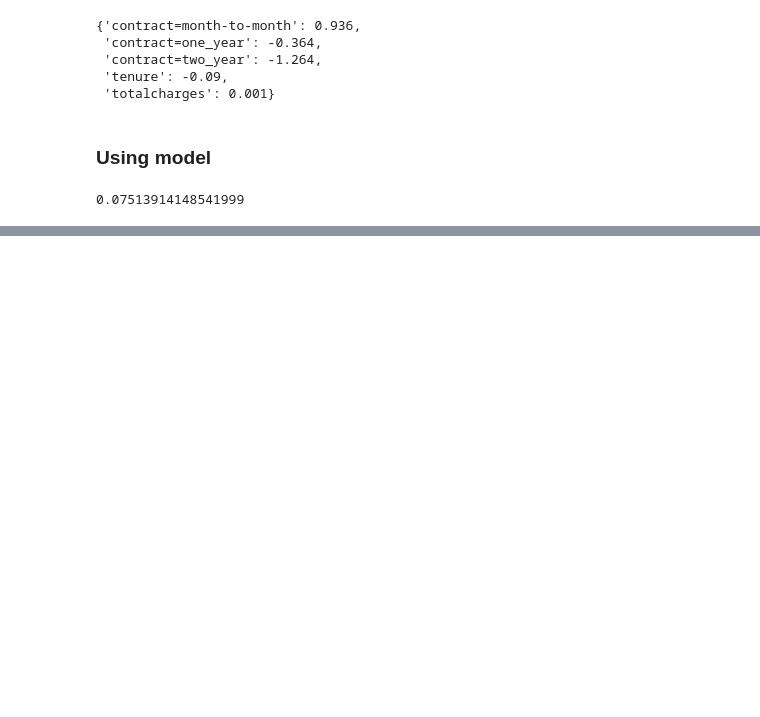
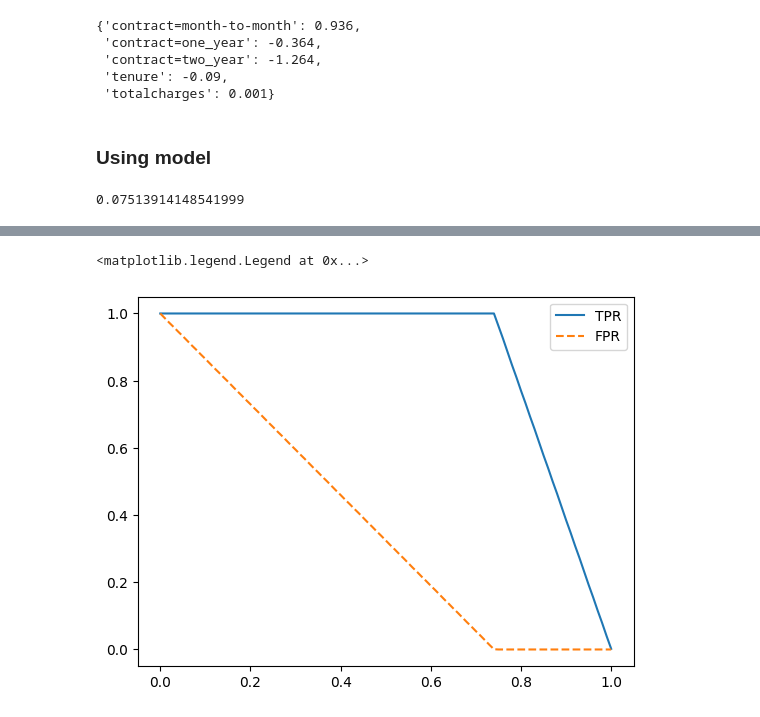
Before and after one commit to JRamos84/ML-Bookcamp-projects, a Jupyter notebook: chapter_04_churn/1_EDA_churn.ipynb, the cells around one changed output, grey strips where cells are left out. Cells and saved outputs as stored; diff of their text form; code cells hidden in the pictures; blank space fills up the shorter version.

```diff
--- a/chapter_04_churn/1_EDA_churn.ipynb
+++ b/chapter_04_churn/1_EDA_churn.ipynb
@@ -570,0 +761,14 @@ model.predict_proba(X_test)[0,1]
+# %%
+num_neg = (y_val == 0).sum()
+num_pos = (y_val == 1).sum()
+
+y_ideal = np.repeat([0,1],[num_neg,num_pos])
+y_pred_ideal = np.linspace(0,1,num_neg + num_pos)
+df_ideal = tpr_fpr_dataframe(y_ideal, y_pred_ideal)
+# %%
+plt.plot(df_ideal['thereshold'],df_ideal['tpr'],label='TPR')
+plt.plot(df_ideal['thereshold'],df_ideal['fpr'],label='FPR',linestyle='--')
+plt.legend()
+# %% [output]
+<matplotlib.legend.Legend at 0x...>
+[figure, added]
```
Also changed, not shown: parts of 29 cells of this notebook.
